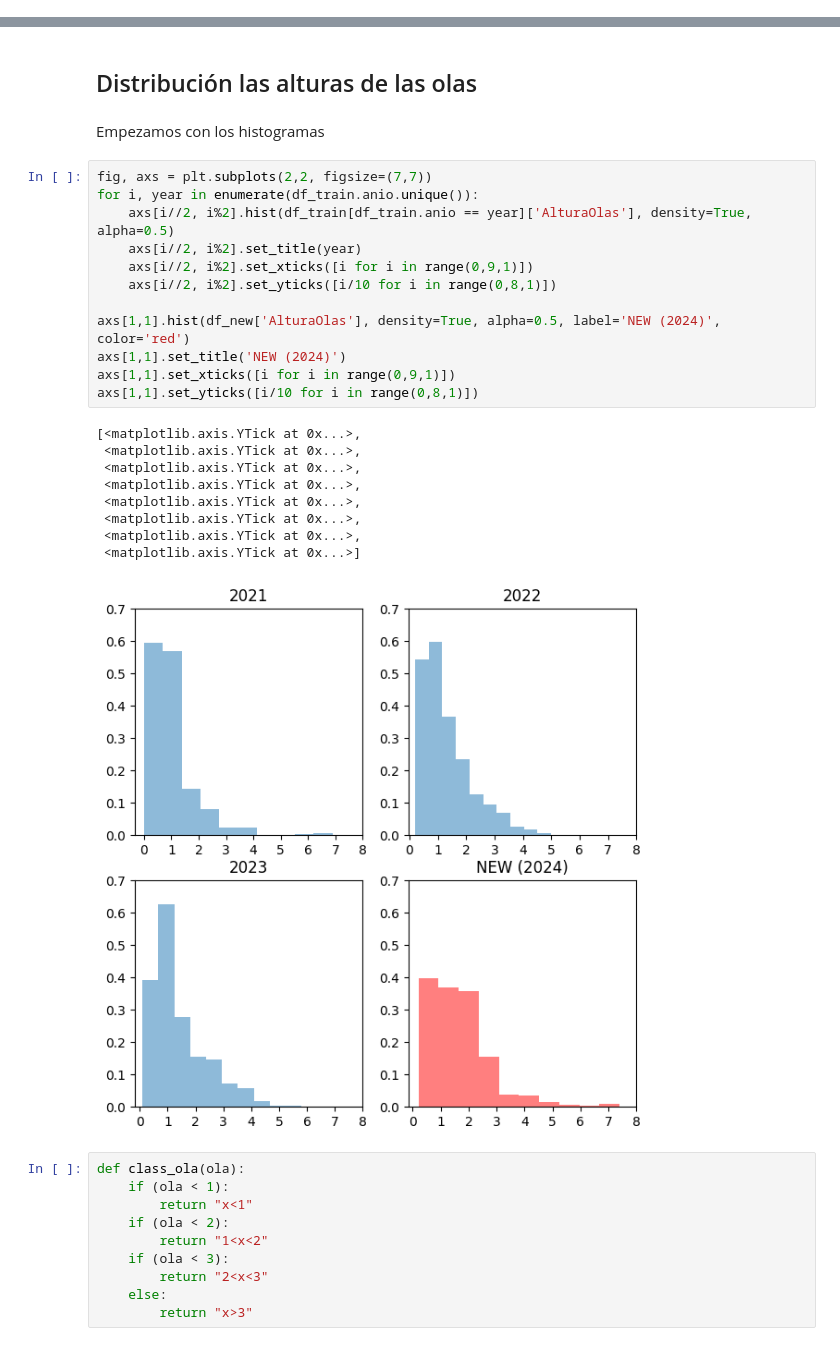
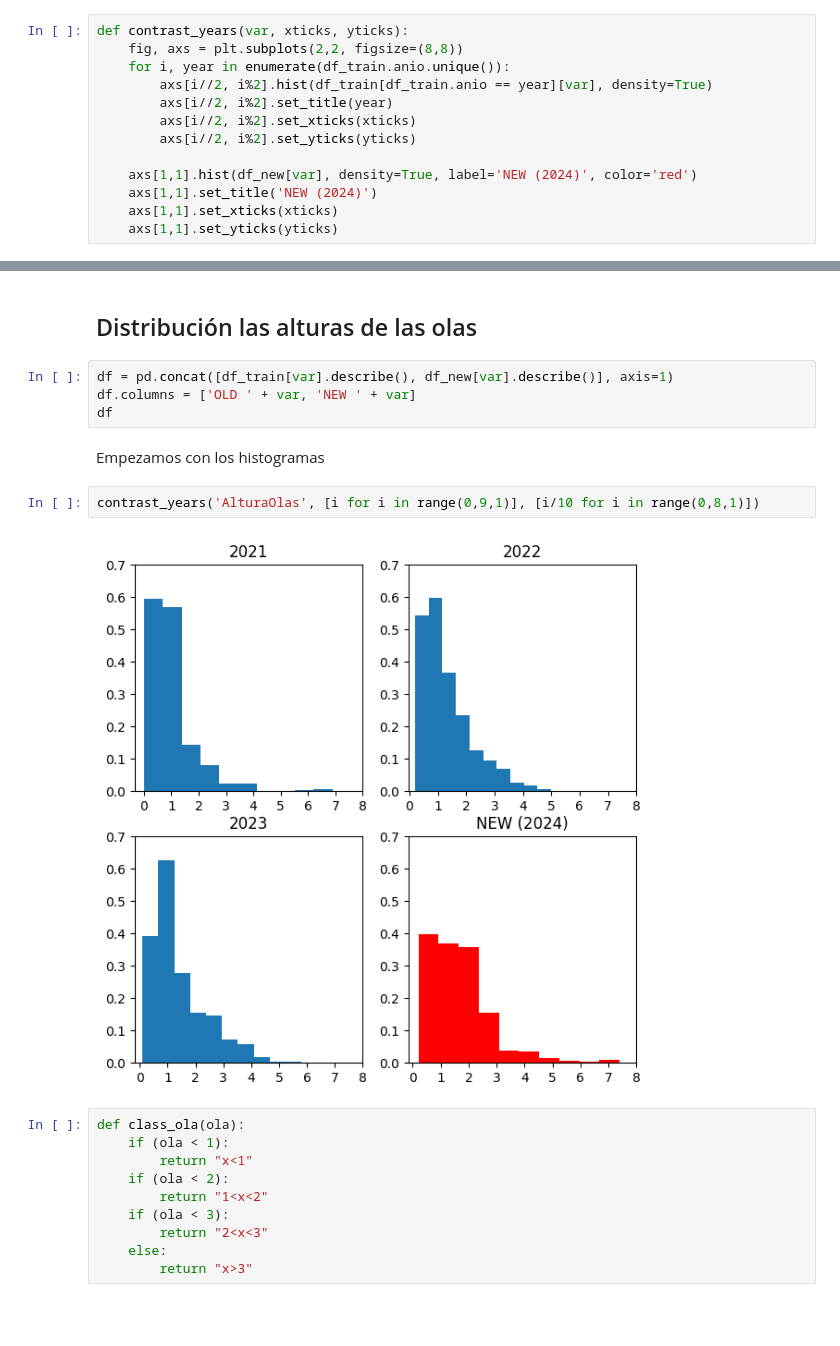
Before and after one commit to MarioBaldocchi/PD, a Jupyter notebook: forecasts/monitorizacion.ipynb, the cells around one changed output, grey strips where cells are left out. Saved outputs shown, nothing was run; the diff lists cells and outputs as text; blank space fills up the shorter version.

Commit message:
Monitorizacion - histogramas por años

```diff
--- a/forecasts/monitorizacion.ipynb
+++ b/forecasts/monitorizacion.ipynb
@@ -100,3 +98,16 @@ imp_cols = ['Vviento', 'PeriodoOlas', 'pressure']
+# %%
+def contrast_years(var, xticks, yticks):
+    fig, axs = plt.subplots(2,2, figsize=(8,8))
+    for i, year in enumerate(df_train.anio.unique()):
+        axs[i//2, i%2].hist(df_train[df_train.anio == year][var], density=True)
+        axs[i//2, i%2].set_title(year)
+        axs[i//2, i%2].set_xticks(xticks)
+        axs[i//2, i%2].set_yticks(yticks)
+
+    axs[1,1].hist(df_new[var], density=True, label='NEW (2024)', color='red')
+    axs[1,1].set_title('NEW (2024)')
+    axs[1,1].set_xticks(xticks)
+    axs[1,1].set_yticks(yticks)
 # %% [markdown]
 ### 1. VViento
 (nudos)
@@ -163,29 +186,15 @@ df
 # %% [markdown]
 ## Distribución las alturas de las olas
+# %%
+df = pd.concat([df_train[var].describe(), df_new[var].describe()], axis=1)
+df.columns = ['OLD ' + var, 'NEW ' + var]
+df
 # %% [markdown]
 Empezamos con los histogramas
 # %%
-fig, axs = plt.subplots(2,2, figsize=(7,7))
-for i, year in enumerate(df_train.anio.unique()):
-    axs[i//2, i%2].hist(df_train[df_train.anio == year]['AlturaOlas'], density=True, alpha=0.5)
-    axs[i//2, i%2].set_title(year)
-    axs[i//2, i%2].set_xticks([i for i in range(0,9,1)])
-    axs[i//2, i%2].set_yticks([i/10 for i in range(0,8,1)])
-
-axs[1,1].hist(df_new['AlturaOlas'], density=True, alpha=0.5, label='NEW (2024)', color='red')
-axs[1,1].set_title('NEW (2024)')
-axs[1,1].set_xticks([i for i in range(0,9,1)])
-axs[1,1].set_yticks([i/10 for i in range(0,8,1)])
+contrast_years('AlturaOlas', [i for i in range(0,9,1)], [i/10 for i in range(0,8,1)])
 # %% [output]
-[<matplotlib.axis.YTick at 0x...>,
- <matplotlib.axis.YTick at 0x...>,
- <matplotlib.axis.YTick at 0x...>,
- <matplotlib.axis.YTick at 0x...>,
- <matplotlib.axis.YTick at 0x...>,
- <matplotlib.axis.YTick at 0x...>,
- <matplotlib.axis.YTick at 0x...>,
- <matplotlib.axis.YTick at 0x...>]
-[figure, old version]
+[figure, new version]
 # %%
 def class_ola(ola):
     if (ola < 1):
```
Also changed, not shown: parts of 6 cells of this notebook.
